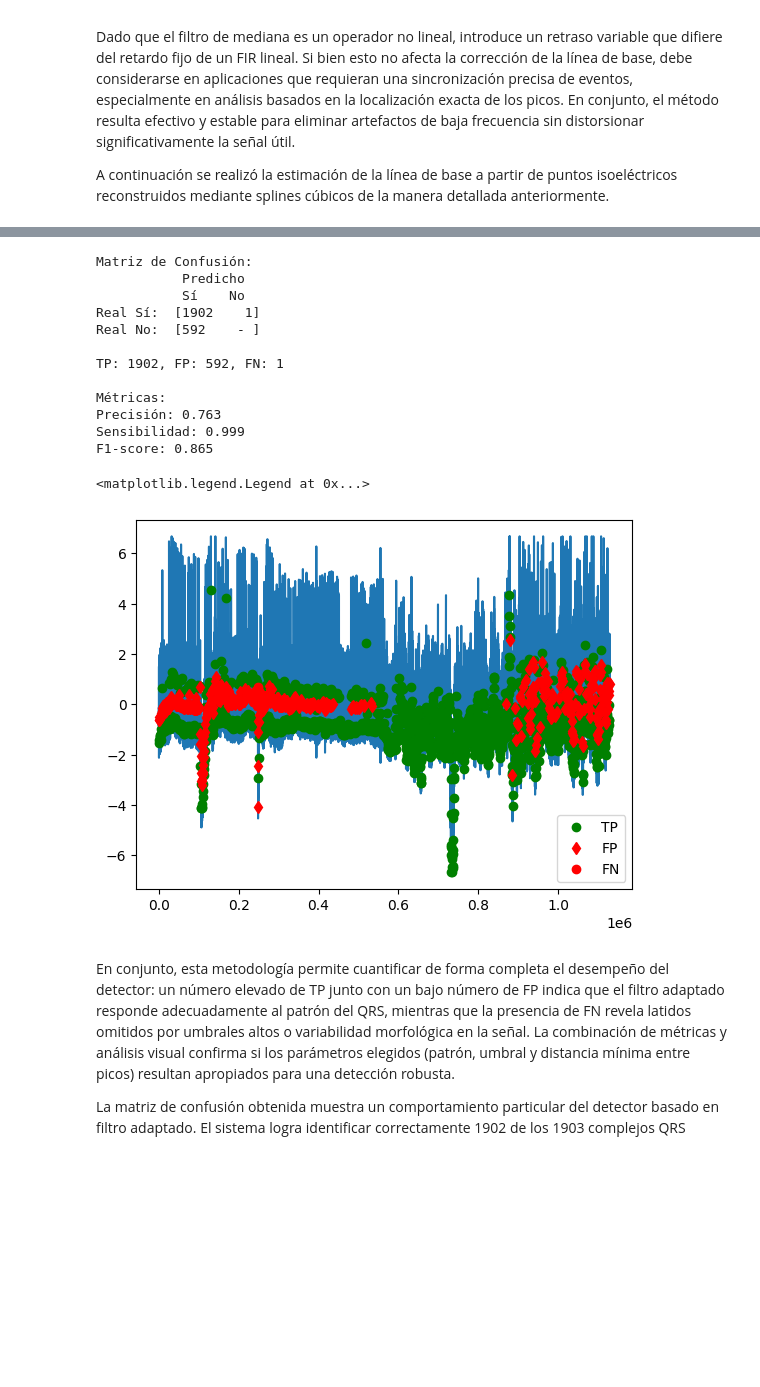
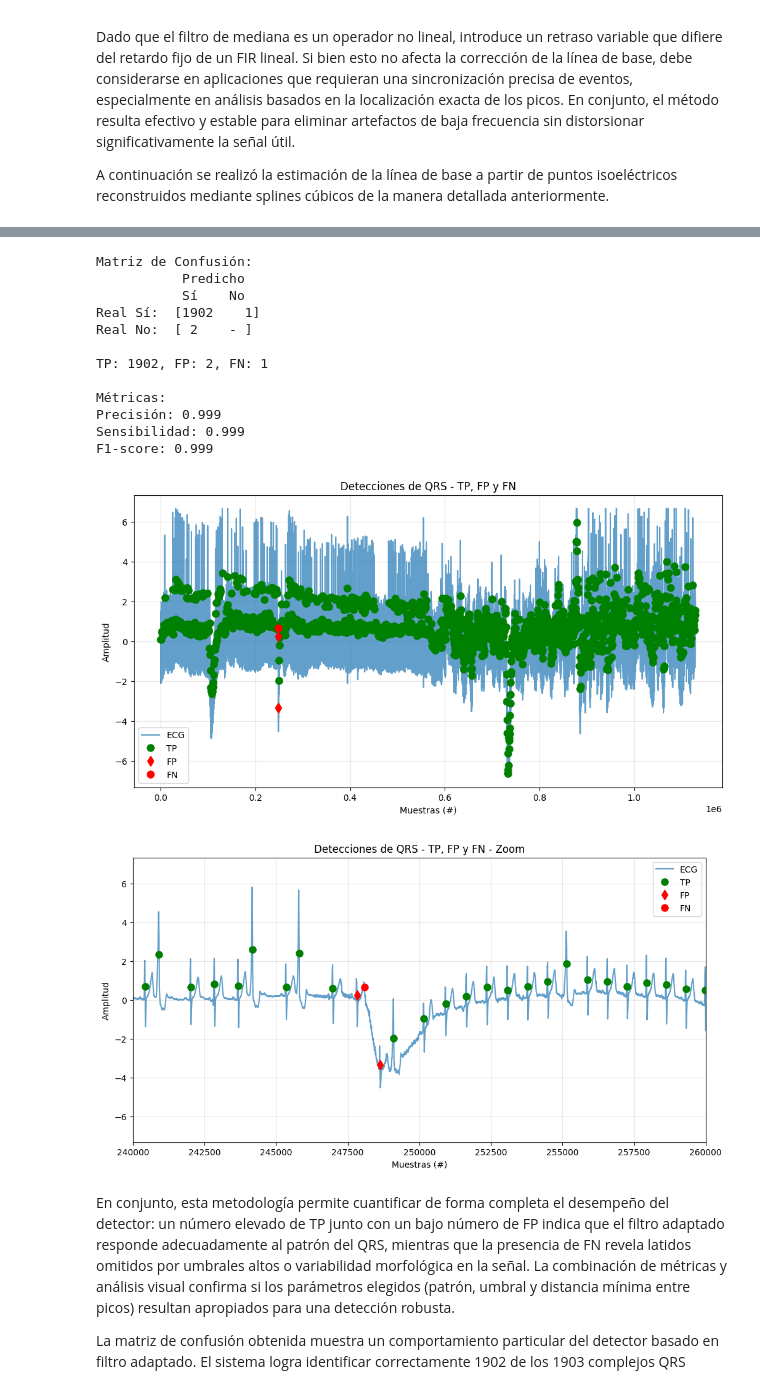
Before and after one commit to guadacura/aps-guada, a Jupyter notebook: TS9-Galansky_Cura.ipynb, the cells around one changed output, grey strips where cells are left out. Drawn from its saved outputs; the diff is of its cells as text; code cells hidden in the pictures; blank space fills up the shorter version.

```diff
--- a/TS9-Galansky_Cura.ipynb
+++ b/TS9-Galansky_Cura.ipynb
@@ -313,31 +314,33 @@ Para concluir con la tarea semanal, se aplicó este filtro a la señal. Para rea
 Una vez obtenidas las detecciones, se compararon con las referencias qrs_detections. Para ello, se implementó una función que calcula la matriz de confusión emparejando cada detección con el QRS real más cercano dentro de una tolerancia temporal predefinida. A partir de estos emparejamientos se obtuvieron los valores de TP, FP y FN. Finalmente, se graficaron los TP, FP y FN sobre la señal para inspección visual.
 # %%
 #%%
-# RECOMENDACION: USAR PATRON-MEAN(PATRON)
+# FILTRO ADAPTADO
 
-patron1 = mat_struct['qrs_pattern1'] #esto te da un patron del qrs
+patron1 = mat_struct['qrs_pattern1']
 patron2 = patron1.flatten() - np.mean(patron1) # le sacamos el valor medio al patron (valor medio nulo)
 
 ecg_detection = signal.lfilter(b=patron2, a=1, x=ecg_one_lead)
 
-ecg_detection_abs = np.abs(ecg_detection)[50:] # VER RETARDO
-#ecg_detection_abs = ecg_detection_abs / np.std(ecg_detection_abs)
+delay = (len(patron2)-1) // 2
+
+ecg_detection_abs = np.abs(ecg_detection)[delay:]
+
+ecg_detection_abs = ecg_detection_abs / np.std(ecg_detection_abs)
 # obtener detecciones QRS
 qrs_det = mat_struct['qrs_detections']
 
-mis_qrs, props = signal.find_peaks(ecg_detection_abs, height=1.75, distance=300)
+mis_qrs, _ = signal.find_peaks(ecg_detection_abs, height=1.25, distance=300)
 
-# Normalizamos las señales por el desvio estandar
+# Normalizamos las señales
 ecg_one_lead = ecg_one_lead / np.std(ecg_one_lead)
-ecg_detection_abs = ecg_detection_abs / np.std(ecg_detection_abs)
 # graficar normalizando
 plt.figure()
 plt.plot(ecg_one_lead)
 plt.plot(ecg_detection_abs)
-# plt.scatter(mis_qrs, ecg_detection_abs[mis_qrs] / np.std(ecg_detection_abs), color='r')
 plt.show()
 
 #%%
+# EVALUACION DEL DESEMPEÑO
 def matriz_confusion_qrs(mis_qrs, qrs_det, tolerancia_ms=150, fs=1000):
     """
     Calcula matriz de confusión para detecciones QRS usando solo NumPy y SciPy
@@ -410,43 +413,64 @@ if tp + fp > 0:
 else:
     precision = 0
 
 if tp + fn > 0:
     recall = tp / (tp + fn)
 else:
     recall = 0
 
 if precision + recall > 0:
     f1_score = 2 * (precision * recall) / (precision + recall)
 else:
     f1_score = 0
 
 print(f"\nMétricas:")
 print(f"Precisión: {precision:.3f}")
 print(f"Sensibilidad: {recall:.3f}")
 print(f"F1-score: {f1_score:.3f}") # punto medio entre los 2 pero mas parecido a la mas baja
 
-plt.plot(ecg_one_lead)
-plt.plot(mis_qrs[tp_idx], ecg_one_lead[mis_qrs[tp_idx]], 'og', label='TP')
-plt.plot(mis_qrs[fp_idx], ecg_one_lead[mis_qrs[fp_idx]], 'dr', label='FP')
-plt.plot(qrs_det[fn_idx], ecg_one_lead[qrs_det[fn_idx]], 'or', label='FN')
+# Gráfico principal con detecciones
+plt.figure(figsize=(12, 6))
+plt.plot(ecg_one_lead, label='ECG', alpha=0.7)
+plt.plot(mis_qrs[tp_idx], ecg_one_lead[mis_qrs[tp_idx]], 'og', markersize=8, label='TP')
+plt.plot(mis_qrs[fp_idx], ecg_one_lead[mis_qrs[fp_idx]], 'dr', markersize=8, label='FP')
+plt.plot(qrs_det[fn_idx], ecg_one_lead[qrs_det[fn_idx]], 'or', markersize=8, label='FN')
+plt.grid(True, alpha=0.3)
+plt.legend()
+plt.title('Detecciones de QRS - TP, FP y FN')
+plt.xlabel('Muestras (#)')
+plt.ylabel('Amplitud')
+plt.show()
 
+
+# Zoom en la zona con puntos rojos
+plt.figure(figsize=(12, 6))
+plt.plot(ecg_one_lead, label='ECG', alpha=0.7)
+plt.plot(mis_qrs[tp_idx], ecg_one_lead[mis_qrs[tp_idx]], 'og', markersize=8, label='TP')
+plt.plot(mis_qrs[fp_idx], ecg_one_lead[mis_qrs[fp_idx]], 'dr', markersize=8, label='FP')
+plt.plot(qrs_det[fn_idx], ecg_one_lead[qrs_det[fn_idx]], 'or', markersize=8, label='FN')
+plt.grid(True, alpha=0.3)
 plt.legend()
+plt.title('Detecciones de QRS - TP, FP y FN - Zoom')
+plt.xlabel('Muestras (#)')
+plt.ylabel('Amplitud')
+plt.xlim([240000,260000])
+plt.show()
 # %% [output]
 [figure]
 Matriz de Confusión:
            Predicho
            Sí    No
 Real Sí:  [1902    1]
-Real No:  [592    - ]
+Real No:  [ 2    - ]
 
-TP: 1902, FP: 592, FN: 1
+TP: 1902, FP: 2, FN: 1
 
 Métricas:
-Precisión: 0.763
+Precisión: 0.999
 Sensibilidad: 0.999
-F1-score: 0.865
+F1-score: 0.999
-<matplotlib.legend.Legend at 0x...>
-[figure, old version]
+[figure, new version]
+[figure, added]
 # %% [markdown]
 En conjunto, esta metodología permite cuantificar de forma completa el desempeño del detector: un número elevado de TP junto con un bajo número de FP indica que el filtro adaptado responde adecuadamente al patrón del QRS, mientras que la presencia de FN revela latidos omitidos por umbrales altos o variabilidad morfológica en la señal. La combinación de métricas y análisis visual confirma si los parámetros elegidos (patrón, umbral y distancia mínima entre picos) resultan apropiados para una detección robusta.
 
```
Also changed, not shown: parts of 2 cells of this notebook.
